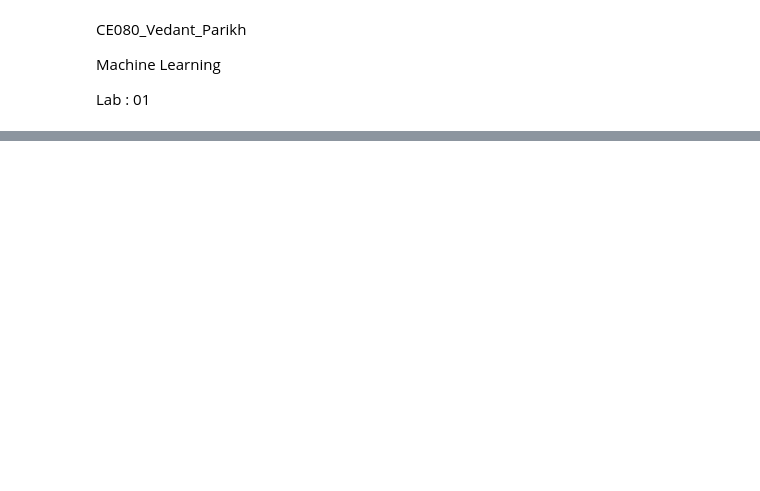
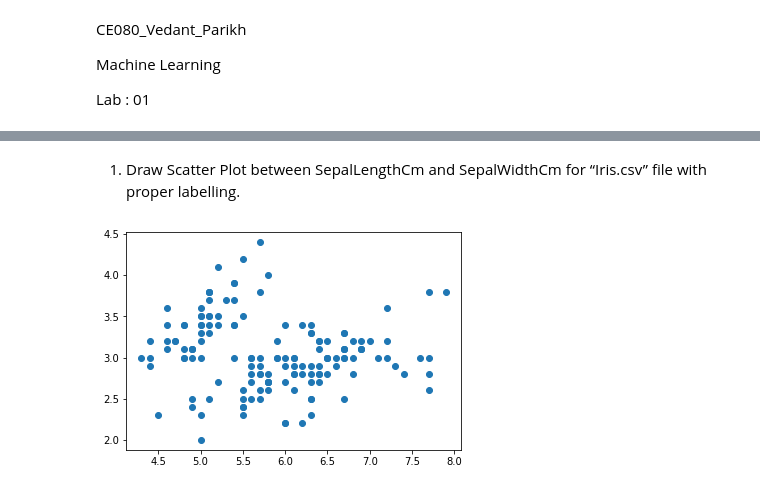
Before and after one commit to parikhvedant2003/CE080_ML_Labs, a Jupyter notebook: CE080_ML_Lab_01.ipynb, the cells around one changed output, grey strips where cells are left out. Cells and saved outputs as stored; diff of their text form; code cells hidden in the pictures; blank space fills up the shorter version.

```diff
--- a/CE080_ML_Lab_01.ipynb
+++ b/CE080_ML_Lab_01.ipynb
@@ -375,0 +437,3 @@ First 10 rows of X:
+# %%
+data=pd.read_csv('/content/drive/MyDrive/SEM-6/ML/Lab1/Iris.csv')
+print(data)
@@ -375,0 +515,8 @@ First 10 rows of X:
+# %% [markdown]
+1. Draw Scatter Plot between SepalLengthCm and SepalWidthCm for “Iris.csv” file with proper labelling.
+# %%
+#scatter plot of SepalLengthCm vs SepalWidthCm
+plt.scatter(data['SepalLengthCm'],data['SepalWidthCm'])
+plt.show()
+# %% [output]
+[figure, added]
```
Also changed, not shown: parts of 71 cells of this notebook, 4 other files.
